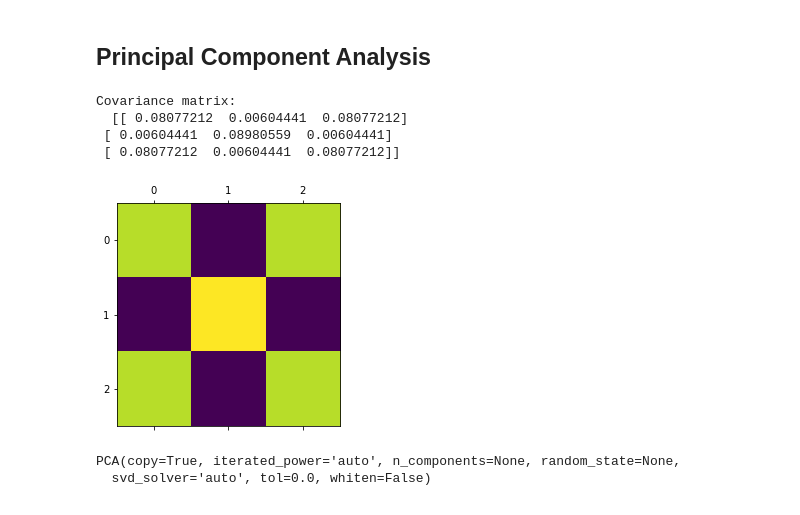
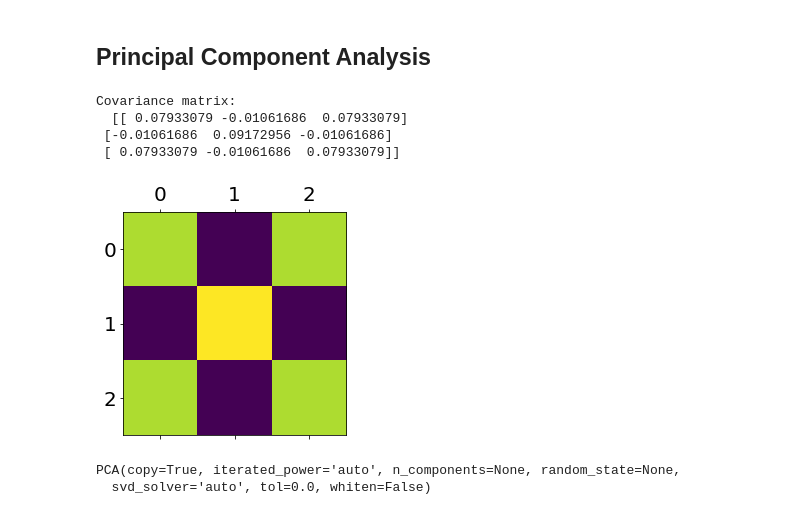
Before and after one commit to QCB-Collaboratory/W17.MachineLearning, a Jupyter notebook: materials/day_3/Day-3_notebook.ipynb, the cells around one changed output. Cells and saved outputs as stored; diff of their text form; code cells hidden in the pictures.

```diff
--- a/materials/day_3/Day-3_notebook.ipynb
+++ b/materials/day_3/Day-3_notebook.ipynb
@@ -8,7 +8,9 @@ This is a notebook developed throughout the third day of the Collaboratory Works
 https://github.com/QCB-Collaboratory/W17.MachineLearning/wiki/Day-3
 # %%
 import numpy as np
-import pylab as pl
+import matplotlib.pyplot as plt
+
+plt.rcParams['font.size'] = 20
 # %% [markdown]
 ## Linear regression
 # %% [markdown]
@@ -476,15 +426,15 @@ X = np.random.random( (200, 3) )   # 50 samples with 3 features
 X[:,2] = X[:,0]
 # %%
-print("Covariance matrix:\n ", np.cov(X.T))  # \n breaks the line
-pl.matshow(np.cov(X.T))
-pl.savefig('CovMatrix_example.png', dpi=300)
-pl.show()
+# \n breaks the line
+print("Covariance matrix:\n ", np.cov(X.T))
+plt.matshow(np.cov(X.T))
+plt.show()
 # %% [output]
 Covariance matrix:
-  [[ 0.08077212  0.00604441  0.08077212]
- [ 0.00604441  0.08980559  0.00604441]
- [ 0.08077212  0.00604441  0.08077212]]
+  [[ 0.07933079 -0.01061686  0.07933079]
+ [-0.01061686  0.09172956 -0.01061686]
+ [ 0.07933079 -0.01061686  0.07933079]]
-[figure, old version]
+[figure, new version]
 # %%
 pca = PCA()
 pca.fit(X)
```
Also changed, not shown: parts of 64 cells of this notebook, 5 other files.
